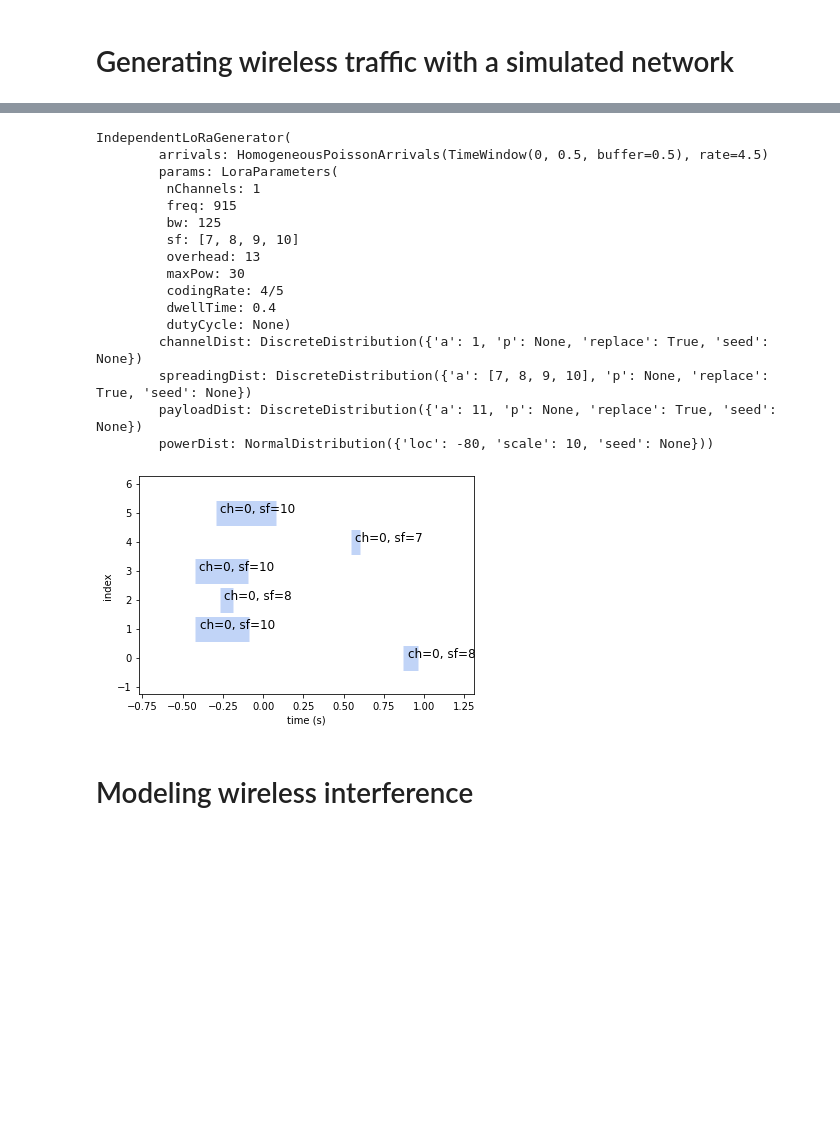
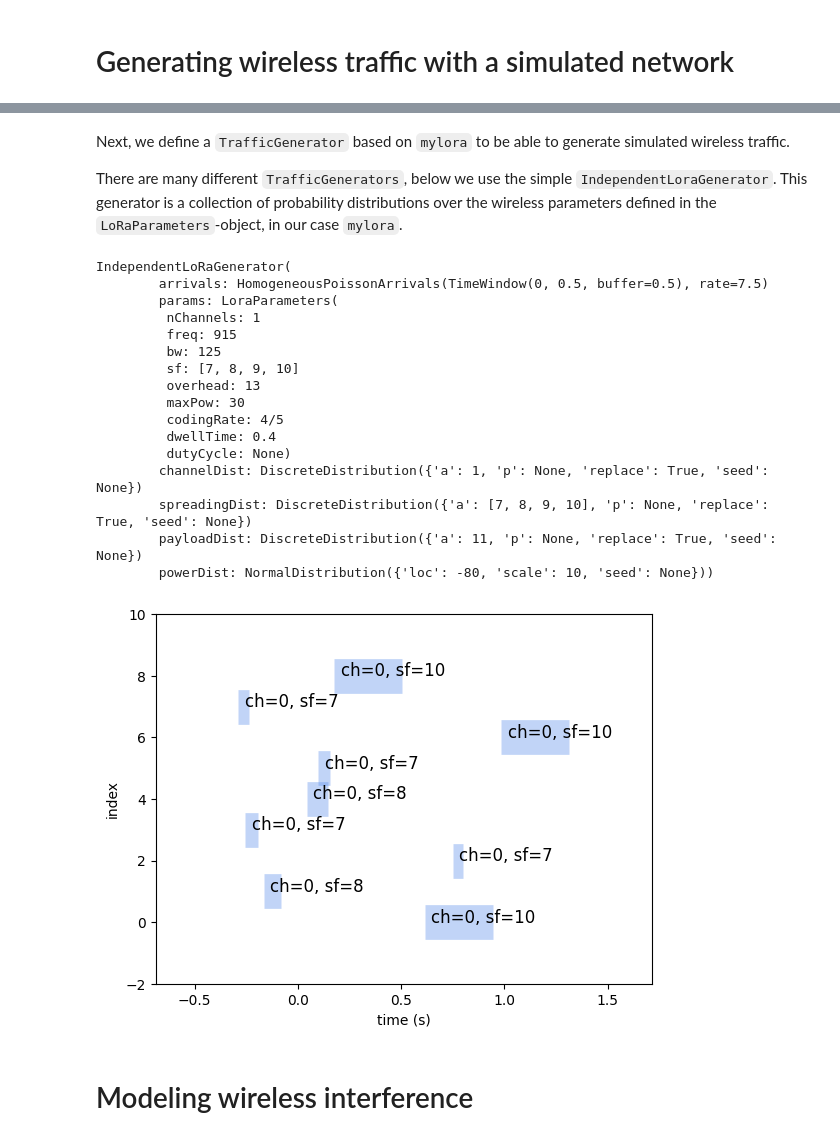
Before and after one commit to seaarts/lora-network-planner, a Jupyter notebook: notebooks/interference-simultion.ipynb, the cells around one changed output, grey strips where cells are left out. Saved outputs shown, nothing was run; the diff lists cells and outputs as text; code cells hidden in the pictures; blank space fills up the shorter version.

```diff
--- a/notebooks/interference-simultion.ipynb
+++ b/notebooks/interference-simultion.ipynb
@@ -50,5 +53,3 @@ import loraplan.distributions as lpd
 # %%
-# define LoRa network parameters
-wan = lpf.LoRaParameters(nChannels=1)
-
-print(wan)
+# store network parameters as wan
+mylora = lpf.LoRaParameters(nChannels=1)
@@ -66,11 +71,15 @@ LoraParameters(
+# %% [markdown]
+Next, we define a ``TrafficGenerator`` based on ``mylora`` to be able to generate simulated wireless traffic.
+
+There are many different ``TrafficGenerators``, below we use the simple ``IndependentLoraGenerator``. This generator is a collection of probability distributions over the wireless parameters defined in  the ``LoRaParameters``-object, in our case ``mylora``.
 # %%
 # make a traffic generator
-loraDist = lpf.IndependentLoRaGenerator.from_parameters(wan, tMin=0, tMax=0.5, buffer=0.5, rate=4.5)
+loraDist = lpf.IndependentLoRaGenerator.from_parameters(mylora, tMin=0, tMax=0.5, buffer=0.5, rate=7.5)
 
-print(loraDist)
+print(loraDist) # inspect its contents
 # %% [output]
 IndependentLoRaGenerator(
-        arrivals: HomogeneousPoissonArrivals(TimeWindow(0, 0.5, buffer=0.5), rate=4.5)
+        arrivals: HomogeneousPoissonArrivals(TimeWindow(0, 0.5, buffer=0.5), rate=7.5)
         params: LoraParameters(
          nChannels: 1
          freq: 915
@@ -87,11 +96,11 @@ IndependentLoRaGenerator(
         powerDist: NormalDistribution({'loc': -80, 'scale': 10, 'seed': None}))
 # %%
 # sample and plot
-traffic = loraDist.sample(2)
+traffic = loraDist.sample()
 
-traffic[0].plot(text=True);
+traffic.plot(text=True);
 # %% [output]
-[figure, old version]
+[figure, new version]
 # %% [markdown]
 # Modeling wireless interference
 # %% [markdown]
```
Also changed, not shown: parts of 13 cells of this notebook, 2 other files.
